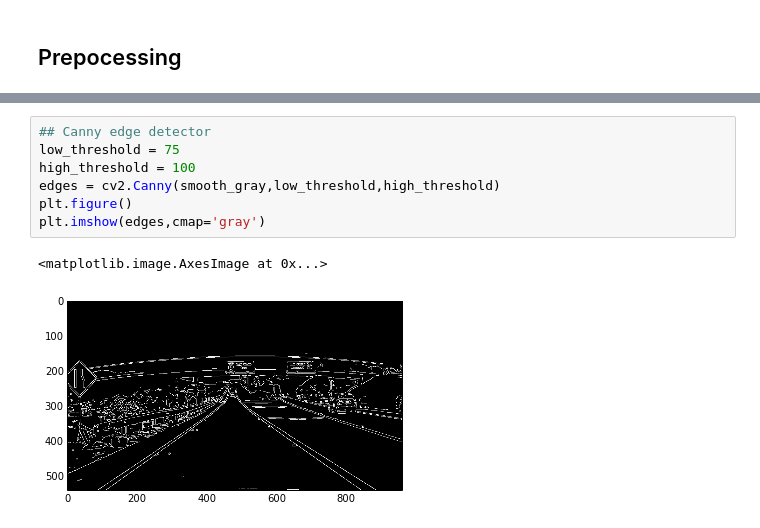
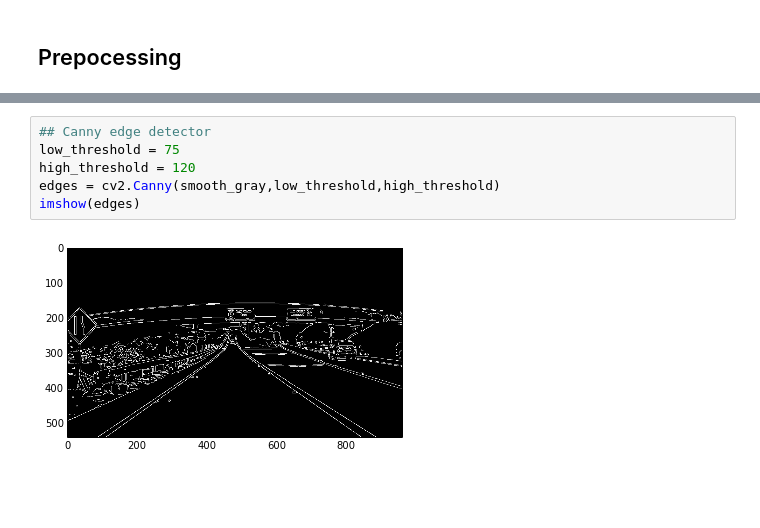
Before and after one commit to lochappy/Self-Driving-Car-ND, a Jupyter notebook: term_01/less02_finding_land_lines/03_Canny_Edge_Detection.ipynb, the cells around one changed output, grey strips where cells are left out. Drawn from its saved outputs; the diff is of its cells as text; blank space fills up the shorter version.

```diff
--- a/term_01/less02_finding_land_lines/03_Canny_Edge_Detection.ipynb
+++ b/term_01/less02_finding_land_lines/03_Canny_Edge_Detection.ipynb
@@ -35,10 +37,8 @@ smooth_gray = cv2.GaussianBlur(gray,(kernel_size,kernel_size),0)
 # %%
 ## Canny edge detector
 low_threshold = 75
-high_threshold = 100
+high_threshold = 120
 edges = cv2.Canny(smooth_gray,low_threshold,high_threshold)
-plt.figure()
-plt.imshow(edges,cmap='gray')
+imshow(edges)
 # %% [output]
-<matplotlib.image.AxesImage at 0x...>
-[figure, old version]
+[figure, new version]
```
Also changed, not shown: parts of 3 cells of this notebook.
